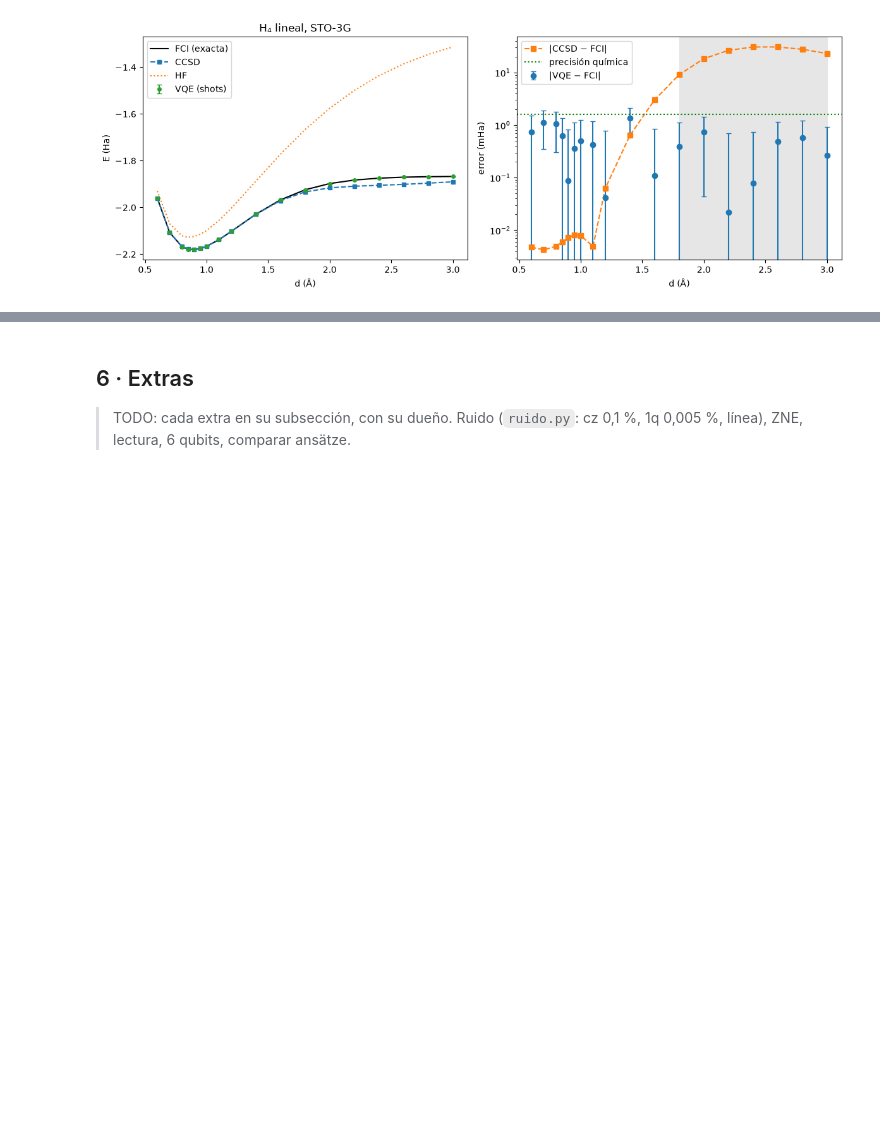
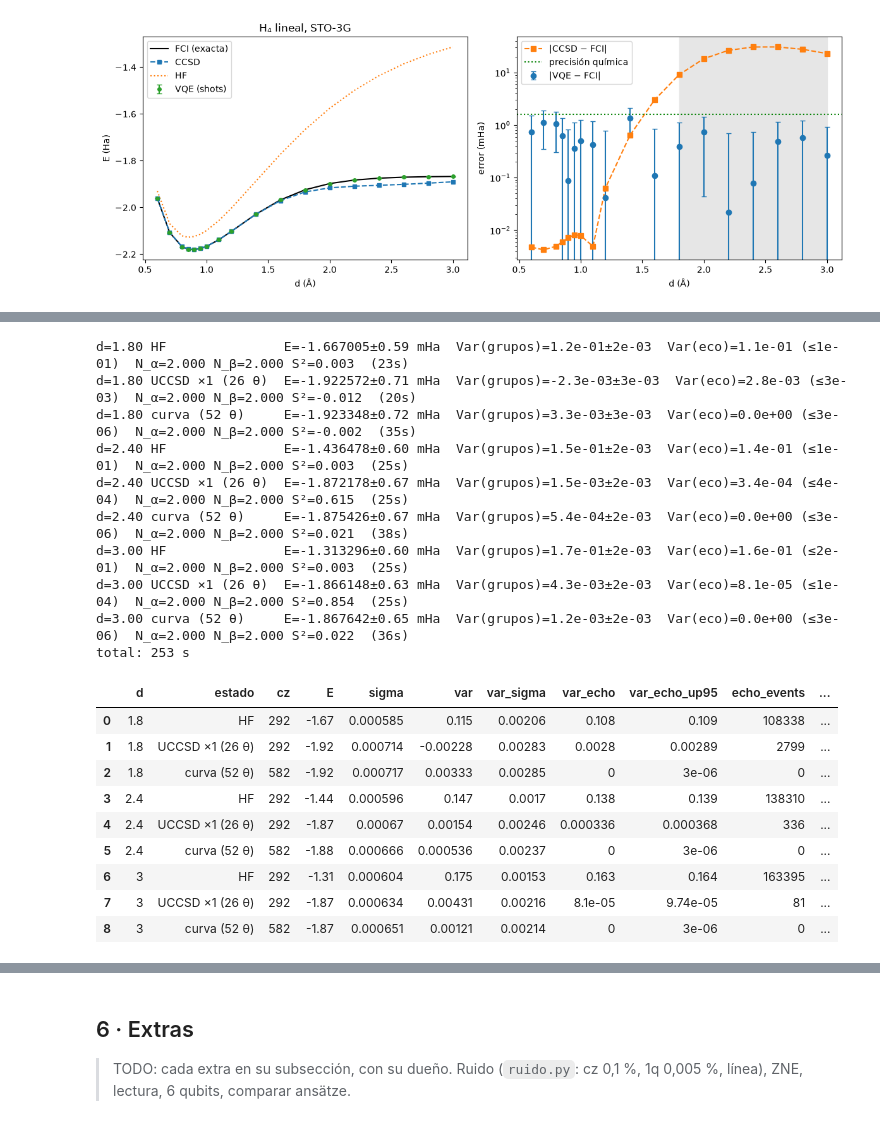
Before and after one commit to octavioromagnoli/quantum-toffolis, a Jupyter notebook: notebook/H4_VQE.ipynb, the cells around one changed output, grey strips where cells are left out. Drawn from its saved outputs; the diff is of its cells as text; code cells hidden in the pictures; blank space fills up the shorter version.

```diff
--- a/notebook/H4_VQE.ipynb
+++ b/notebook/H4_VQE.ipynb
@@ -803,0 +1062,35 @@ pd.DataFrame(diag)
+# %%
+from h4vqe.pipeline import run_reliability
+# Tres puntos de la zona estirada; en cada uno, HF vs UCCSD ×1 vs el ansatz de la curva.
+rel_d = [1.8, 3.0] if QUICK else [1.8, 2.4, 3.0]
+t0 = time.time()
+rel = pd.DataFrame(run_reliability(ctxs, rel_d, shots=shots,
+                                   var_shots=500_000 if QUICK else 2_000_000,
+                                   echo_shots=200_000 if QUICK else 1_000_000,
+                                   sym_shots=100_000 if QUICK else 200_000))
+print(f"total: {time.time()-t0:.0f} s")
+show = rel[["d","estado","cz","E","sigma","var","var_sigma","var_echo","var_echo_up95","echo_events",
+            "N_alpha","N_alpha_sigma","N_beta","N_beta_sigma","S2","S2_sigma","var_exacta"]]
+with pd.option_context("display.float_format", lambda v: f"{v:.3g}"):
+    display(show)
+# %% [output]
+d=1.80 HF               E=-1.667005±0.59 mHa  Var(grupos)=1.2e-01±2e-03  Var(eco)=1.1e-01 (≤1e-01)  N_α=2.000 N_β=2.000 S²=0.003  (23s)
+d=1.80 UCCSD ×1 (26 θ)  E=-1.922572±0.71 mHa  Var(grupos)=-2.3e-03±3e-03  Var(eco)=2.8e-03 (≤3e-03)  N_α=2.000 N_β=2.000 S²=-0.012  (20s)
+d=1.80 curva (52 θ)     E=-1.923348±0.72 mHa  Var(grupos)=3.3e-03±3e-03  Var(eco)=0.0e+00 (≤3e-06)  N_α=2.000 N_β=2.000 S²=-0.002  (35s)
+d=2.40 HF               E=-1.436478±0.60 mHa  Var(grupos)=1.5e-01±2e-03  Var(eco)=1.4e-01 (≤1e-01)  N_α=2.000 N_β=2.000 S²=0.003  (25s)
+d=2.40 UCCSD ×1 (26 θ)  E=-1.872178±0.67 mHa  Var(grupos)=1.5e-03±2e-03  Var(eco)=3.4e-04 (≤4e-04)  N_α=2.000 N_β=2.000 S²=0.615  (25s)
+d=2.40 curva (52 θ)     E=-1.875426±0.67 mHa  Var(grupos)=5.4e-04±2e-03  Var(eco)=0.0e+00 (≤3e-06)  N_α=2.000 N_β=2.000 S²=0.021  (38s)
+d=3.00 HF               E=-1.313296±0.60 mHa  Var(grupos)=1.7e-01±2e-03  Var(eco)=1.6e-01 (≤2e-01)  N_α=2.000 N_β=2.000 S²=0.003  (25s)
+d=3.00 UCCSD ×1 (26 θ)  E=-1.866148±0.63 mHa  Var(grupos)=4.3e-03±2e-03  Var(eco)=8.1e-05 (≤1e-04)  N_α=2.000 N_β=2.000 S²=0.854  (25s)
+d=3.00 curva (52 θ)     E=-1.867642±0.65 mHa  Var(grupos)=1.2e-03±2e-03  Var(eco)=0.0e+00 (≤3e-06)  N_α=2.000 N_β=2.000 S²=0.022  (36s)
+total: 253 s
+|  | d | estado | cz | E | sigma | var | var_sigma | var_echo | var_echo_up95 | echo_events | ... |
+| 0 | 1.8 | HF | 292 | -1.67 | 0.000585 | 0.115 | 0.00206 | 0.108 | 0.109 | 108338 | ... |
+| 1 | 1.8 | UCCSD ×1 (26 θ) | 292 | -1.92 | 0.000714 | -0.00228 | 0.00283 | 0.0028 | 0.00289 | 2799 | ... |
+| 2 | 1.8 | curva (52 θ) | 582 | -1.92 | 0.000717 | 0.00333 | 0.00285 | 0 | 3e-06 | 0 | ... |
+| 3 | 2.4 | HF | 292 | -1.44 | 0.000596 | 0.147 | 0.0017 | 0.138 | 0.139 | 138310 | ... |
+| 4 | 2.4 | UCCSD ×1 (26 θ) | 292 | -1.87 | 0.00067 | 0.00154 | 0.00246 | 0.000336 | 0.000368 | 336 | ... |
+| 5 | 2.4 | curva (52 θ) | 582 | -1.88 | 0.000666 | 0.000536 | 0.00237 | 0 | 3e-06 | 0 | ... |
+| 6 | 3 | HF | 292 | -1.31 | 0.000604 | 0.175 | 0.00153 | 0.163 | 0.164 | 163395 | ... |
+| 7 | 3 | UCCSD ×1 (26 θ) | 292 | -1.87 | 0.000634 | 0.00431 | 0.00216 | 8.1e-05 | 9.74e-05 | 81 | ... |
+| 8 | 3 | curva (52 θ) | 582 | -1.87 | 0.000651 | 0.00121 | 0.00214 | 0 | 3e-06 | 0 | ... |
```
Also changed, not shown: parts of 14 cells of this notebook, 8 other files.
